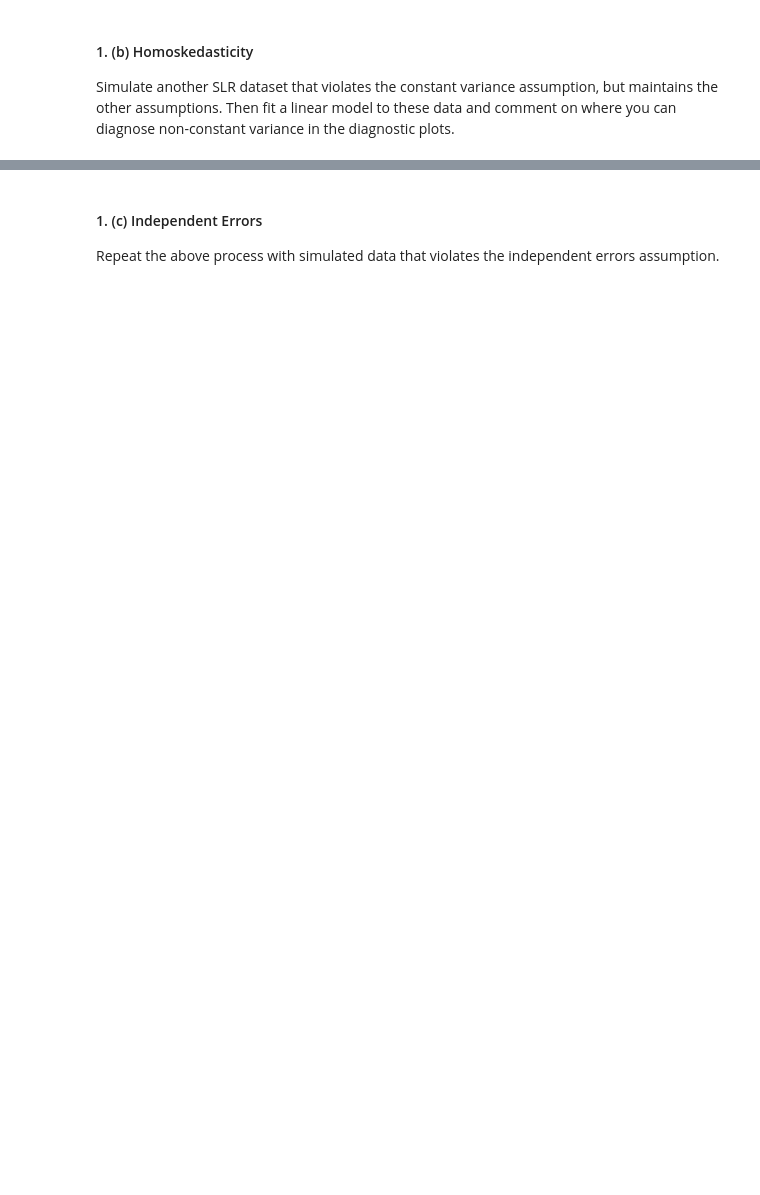
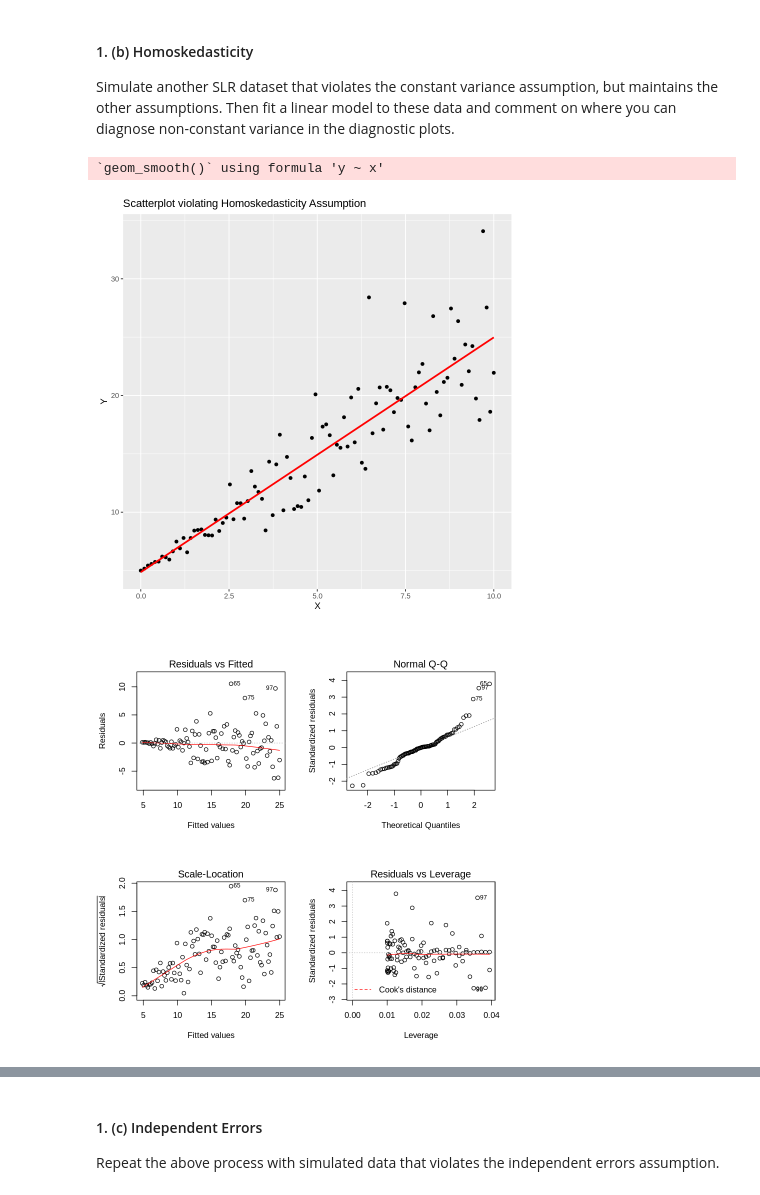
Before and after one commit to dennislamcv1/UniofColStatsModel, a Jupyter notebook: Modern Regression Analysis in R/C1M5_peer_reviewed.ipynb, the cells around one changed output, grey strips where cells are left out. Cells and saved outputs as stored; diff of their text form; code cells hidden in the pictures; blank space fills up the shorter version.

```diff
--- a/Modern Regression Analysis in R/C1M5_peer_reviewed.ipynb
+++ b/Modern Regression Analysis in R/C1M5_peer_reviewed.ipynb
@@ -36,0 +82,24 @@ Simulate another SLR dataset that violates the constant variance assumption, but
+# %%
+# Generate data
+y <- 5 + 2 * x + rnorm(n, mean = 0, sd = 0.5 * x)
+
+# Create a data frame
+data_homoskedasticity <- data.frame(x, y)
+
+# Scatterplot
+ggplot(data_homoskedasticity, aes(x = x, y = y)) +
+  geom_point() +
+  geom_smooth(method = "lm", se = FALSE, color = "red") +
+  labs(title = "Scatterplot violating Homoskedasticity Assumption",
+       x = "X", y = "Y")
+
+# Fit linear model
+model_homoskedasticity <- lm(y ~ x, data = data_homoskedasticity)
+
+# Diagnostic plots
+par(mfrow = c(2, 2))
+plot(model_homoskedasticity)
+# %% [output]
+`geom_smooth()` using formula 'y ~ x'
+[figure, added]
+[figure, added]
```
Also changed, not shown: parts of 23 cells of this notebook, 5 other files.
